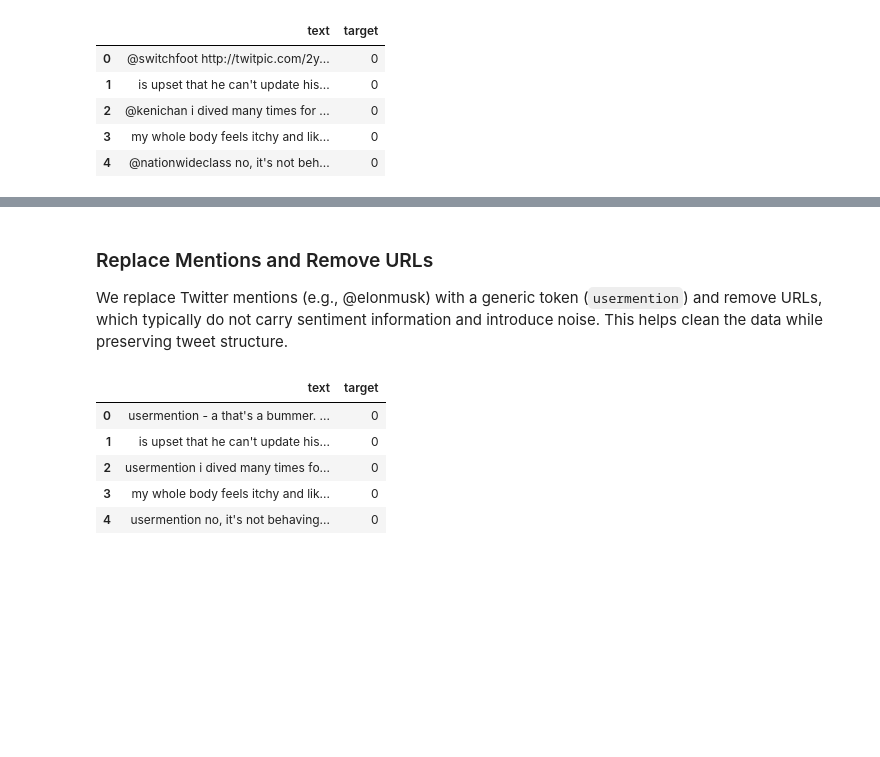
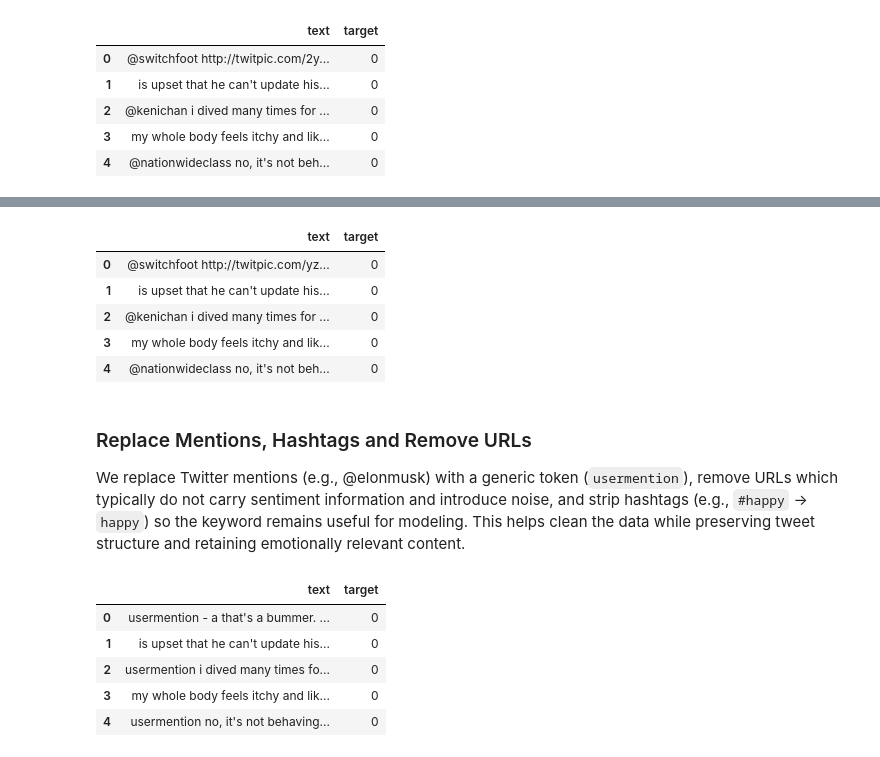
Before and after one commit to ariesslin/ie7500-g1-tweet-sentiment-nlp, a Jupyter notebook: scripts/2-Data-Preprocessing.ipynb, the cells around one changed output, grey strips where cells are left out. Saved outputs shown, nothing was run; the diff lists cells and outputs as text; code cells hidden in the pictures; blank space fills up the shorter version.

```diff
--- a/scripts/2-Data-Preprocessing.ipynb
+++ b/scripts/2-Data-Preprocessing.ipynb
@@ -137,15 +144,24 @@ tweets.head()
 # %%
 def clean_numbers_and_whitespace(text):
     # Remove digits
     text = ''.join(char for char in text if not char.isdigit())
     # Normalize whitespace
     return ' '.join(text.split())
 
 tweets['text'] = tweets['text'].apply(clean_numbers_and_whitespace)
+
+tweets.head()
+# %% [output]
+|  | text | target |
+| 0 | @switchfoot http://twitpic.com/yz... | 0 |
+| 1 | is upset that he can't update his... | 0 |
+| 2 | @kenichan i dived many times for ... | 0 |
+| 3 | my whole body feels itchy and lik... | 0 |
+| 4 | @nationwideclass no, it's not beh... | 0 |
 # %% [markdown]
-### Replace Mentions and Remove URLs
+### Replace Mentions, Hashtags and Remove URLs
 
-We replace Twitter mentions (e.g., @elonmusk) with a generic token (`usermention`) and remove URLs, which typically do not carry sentiment information and introduce noise. This helps clean the data while preserving tweet structure.
+We replace Twitter mentions (e.g., @elonmusk) with a generic token (`usermention`), remove URLs which typically do not carry sentiment information and introduce noise, and strip hashtags (e.g., `#happy` → `happy`) so the keyword remains useful for modeling. This helps clean the data while preserving tweet structure and retaining emotionally relevant content.
 # %%
 # Replace all @mentions with "usermention"
 tweets['text'] = tweets['text'].str.replace(r'@\w+', 'usermention ', regex=True)
```
Also changed, not shown: parts of 14 cells of this notebook.
